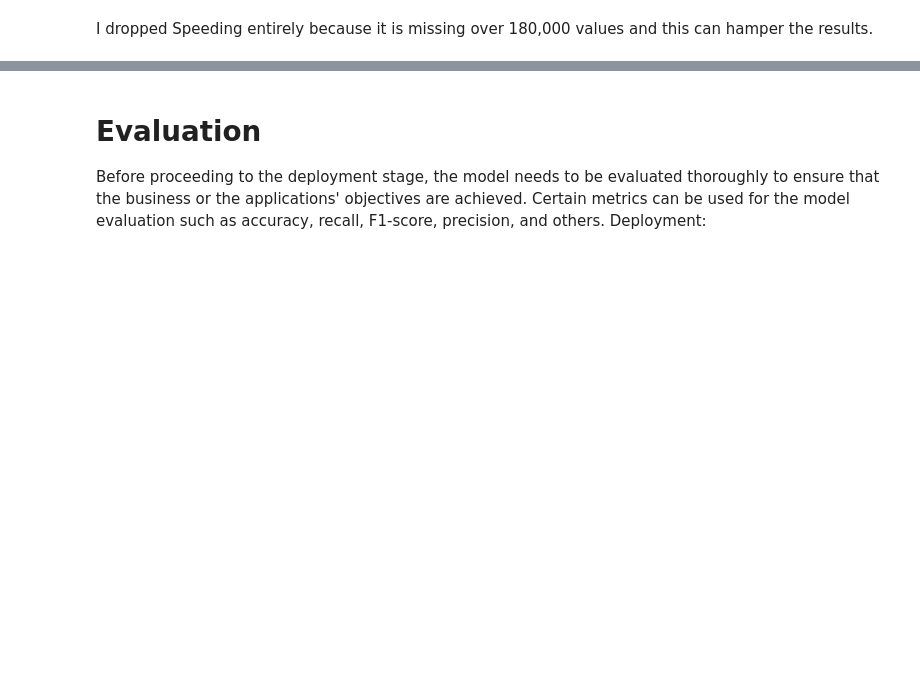
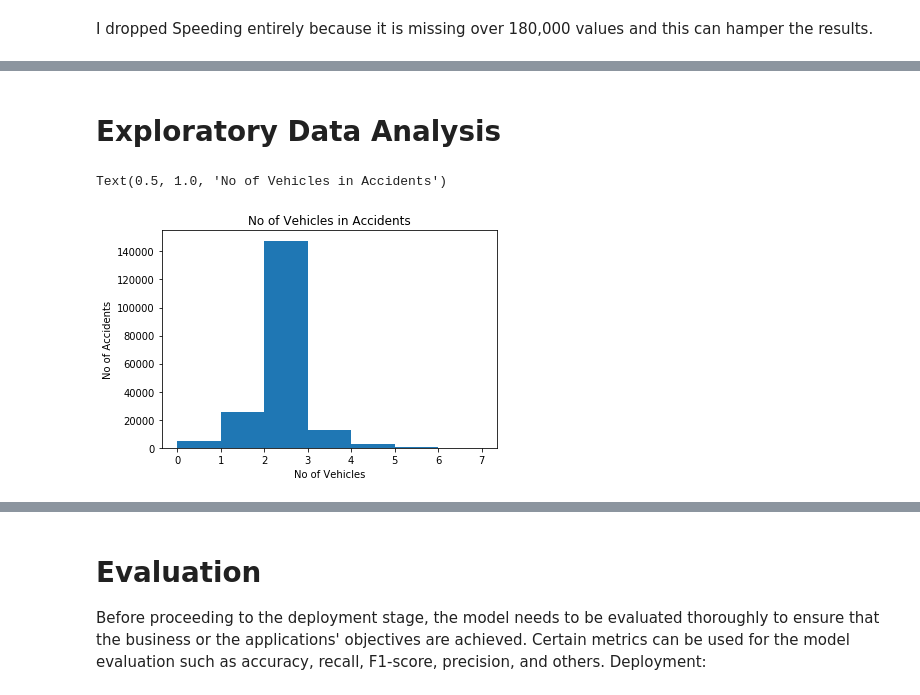
Before and after one commit to EliasJockheck/Coursera_Capstone, a Jupyter notebook: Coursera Capstone.ipynb, the cells around one changed output, grey strips where cells are left out. Saved outputs shown, nothing was run; the diff lists cells and outputs as text; code cells hidden in the pictures; blank space fills up the shorter version.

```diff
--- a/Coursera Capstone.ipynb
+++ b/Coursera Capstone.ipynb
@@ -102,0 +105,2 @@ Drop Irrelevant Attributes
+# %%
+collisions_red = collisions[['SEVERITYCODE','ADDRTYPE','WEATHER','ROADCOND','LIGHTCOND','VEHCOUNT','PERSONCOUNT']]
@@ -102,0 +137,2 @@ Drop Irrelevant Attributes
+# %%
+collisions_red = collisions_red.dropna()
@@ -108,0 +163,3 @@ Work with balanced dataset
+# %%
+collisions_red = collisions_red[collisions_red['ROADCOND'] != 'Unknown']
+collisions_red = collisions_red[collisions_red['WEATHER'] != 'Unknown']
@@ -108,0 +181,11 @@ Work with balanced dataset
+# %% [markdown]
+# Exploratory Data Analysis
+# %%
+bins = np.arange(collisions_red.PERSONCOUNT.min(),8,1)
+plt.hist(collisions.VEHCOUNT,bins=bins)
+plt.xlabel('No of Vehicles')
+plt.ylabel('No of Accidents')
+plt.title('No of Vehicles in Accidents')
+# %% [output]
+Text(0.5, 1.0, 'No of Vehicles in Accidents')
+[figure, added]
```
Also changed, not shown: parts of 74 cells of this notebook.
